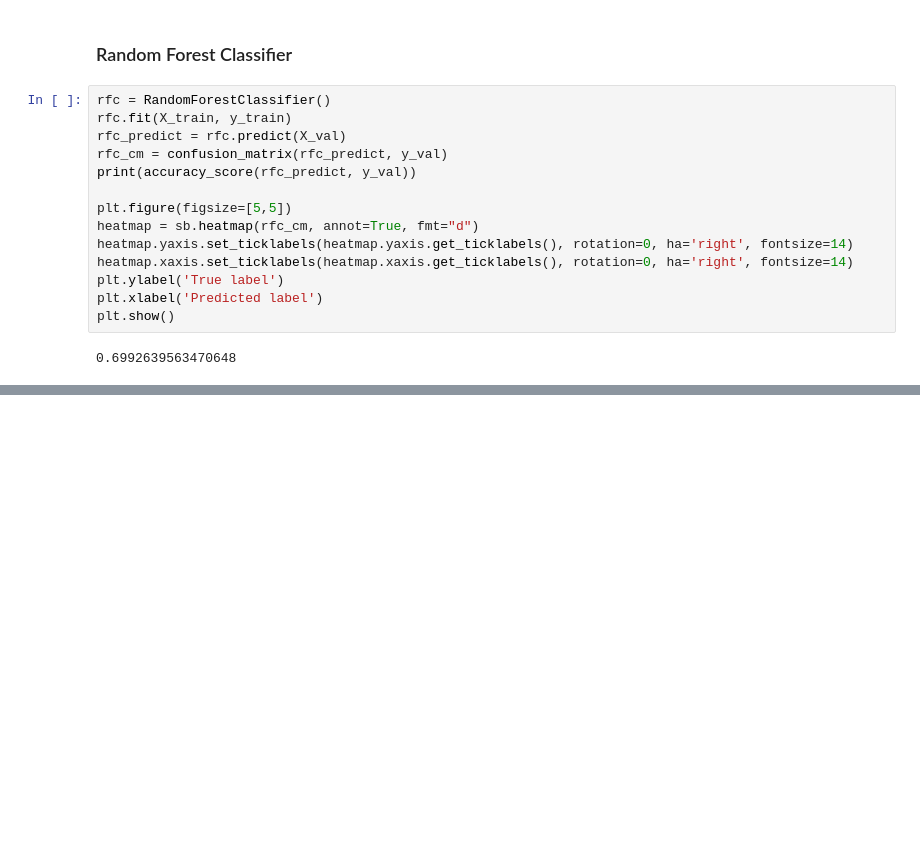
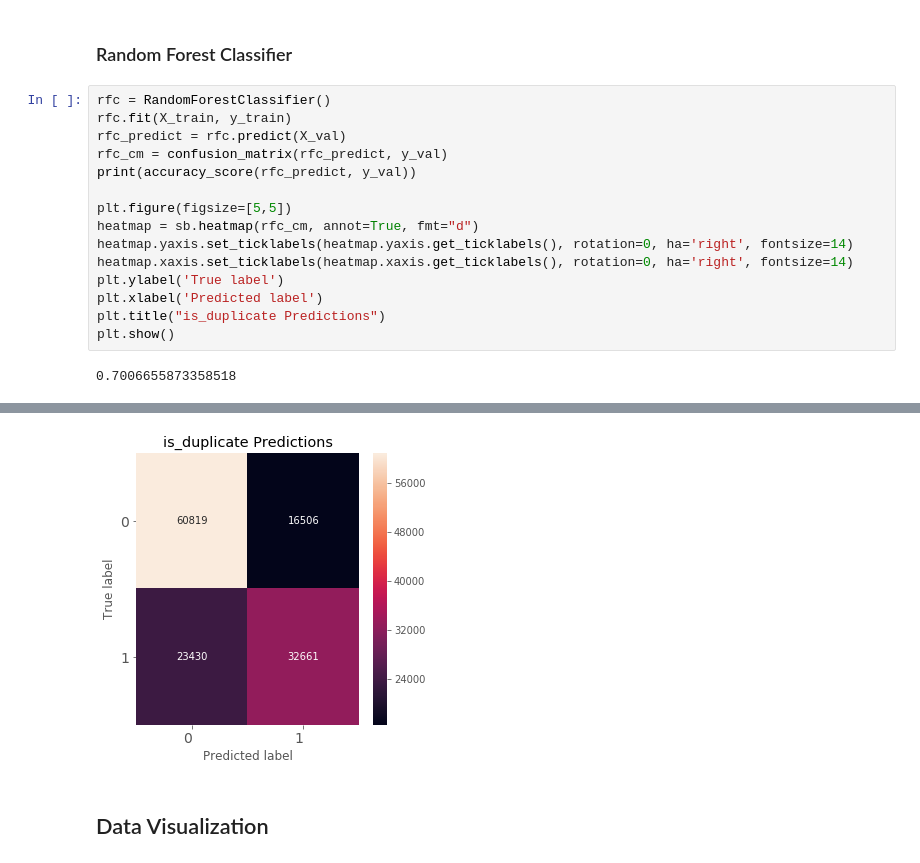
Before and after one commit to Parth-03/DuplicateQuestionIdentifier, a Jupyter notebook: data_exploration.ipynb, the cells around one changed output, grey strips where cells are left out. Saved outputs shown, nothing was run; the diff lists cells and outputs as text; blank space fills up the shorter version.

```diff
--- a/data_exploration.ipynb
+++ b/data_exploration.ipynb
@@ -146,6 +255,7 @@ heatmap.yaxis.set_ticklabels(heatmap.yaxis.get_ticklabels(), rotation=0, ha='rig
 heatmap.xaxis.set_ticklabels(heatmap.xaxis.get_ticklabels(), rotation=0, ha='right', fontsize=14)
 plt.ylabel('True label')
 plt.xlabel('Predicted label')
+plt.title("is_duplicate Predictions")
 plt.show()
 # %% [output]
-0.6992639563470648
+0.7006655873358518
@@ -153,0 +262,3 @@ plt.show()
+[figure, added]
+# %% [markdown]
+## Data Visualization
```
Also changed, not shown: parts of 13 cells of this notebook.
